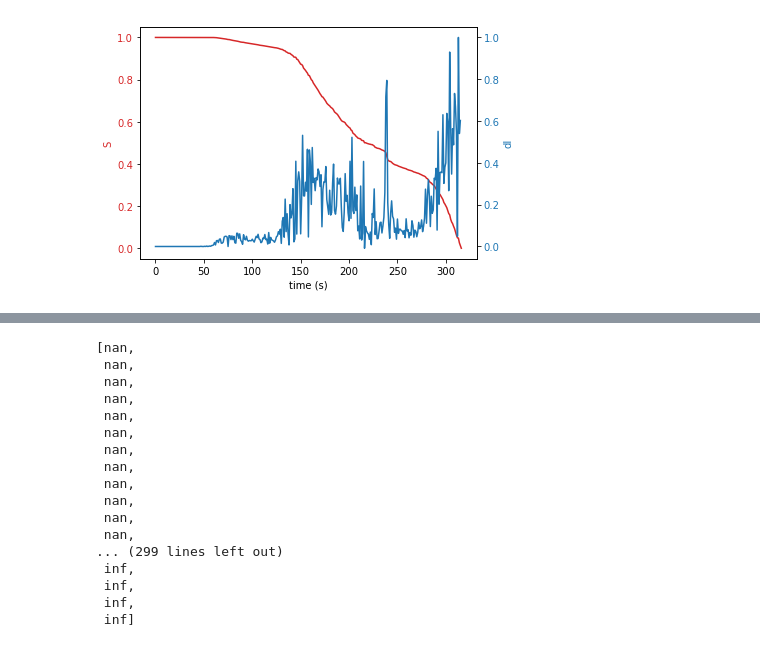
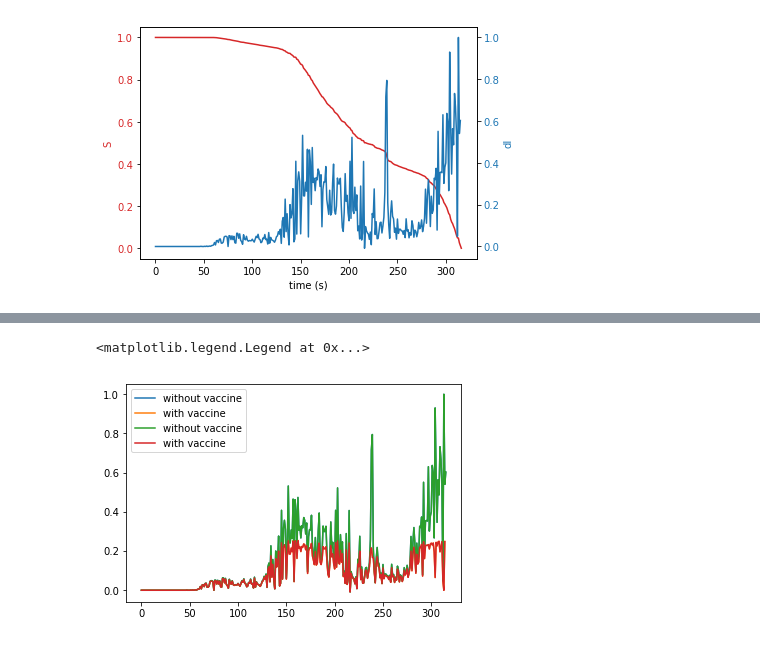
Before and after one commit to Rubalicious/vaccine-allocation, a Jupyter notebook: data.ipynb, the cells around one changed output, grey strips where cells are left out. Saved outputs shown, nothing was run; the diff lists cells and outputs as text; code cells hidden in the pictures.

```diff
--- a/data.ipynb
+++ b/data.ipynb
@@ -237,20 +236,30 @@ plt.legend()
-# %%
-gamma
-# %% [output]
-[nan,
- nan,
- nan,
- nan,
- nan,
- nan,
- nan,
- nan,
- nan,
- nan,
- nan,
- nan,
-... (299 lines left out)
- inf,
- inf,
- inf,
- inf]
+# %%
+dayV = 250
+alpha = 0.3
+# Input Infection rates (alpha)
+S_potential = [float(I[-1] - I[s])/I[-1] for s in range(T)]
+S_v = S_potential[:dayV-1] + [ np.max([S_potential[t] - alpha, 0]) for t in range(T) if t >= dayV]
+I_v = map(lambda x: 1-x, S_v)
+dI_v = np.array([I_v[s+1]-I_v[s] for s in range(T-2)])
+vaccined = np.array([norm_dI[s]*(1-np.abs(dI_v[s]-norm_dI[s])) for s in range(T-2)])
+# minimize number of cumulativ infections (last entry of cumulative curve)
+plt.plot(range(T-1), norm_dI, label='without vaccine')
+plt.plot(range(T-2), vaccined, label='with vaccine')
+plt.legend()
+
+dayV = 50
+alpha = 0.3
+# Input Infection rates (alpha)
+S_potential = [float(I[-1] - I[s])/I[-1] for s in range(T)]
+S_v = S_potential[:dayV-1] + [ np.max([S_potential[t] - alpha, 0]) for t in range(T) if t >= dayV]
+I_v = map(lambda x: 1-x, S_v)
+dI_v = np.array([I_v[s+1]-I_v[s] for s in range(T-2)])
+vaccined = np.array([norm_dI[s]*(1-np.abs(dI_v[s]-norm_dI[s])) for s in range(T-2)])
+
+
+plt.plot(range(T-1), norm_dI, label='without vaccine')
+plt.plot(range(T-2), vaccined, label='with vaccine')
+plt.legend()
+# %% [output]
+<matplotlib.legend.Legend at 0x...>
+[figure, added]
```
Also changed, not shown: parts of 1 cell of this notebook, 1 other file.
